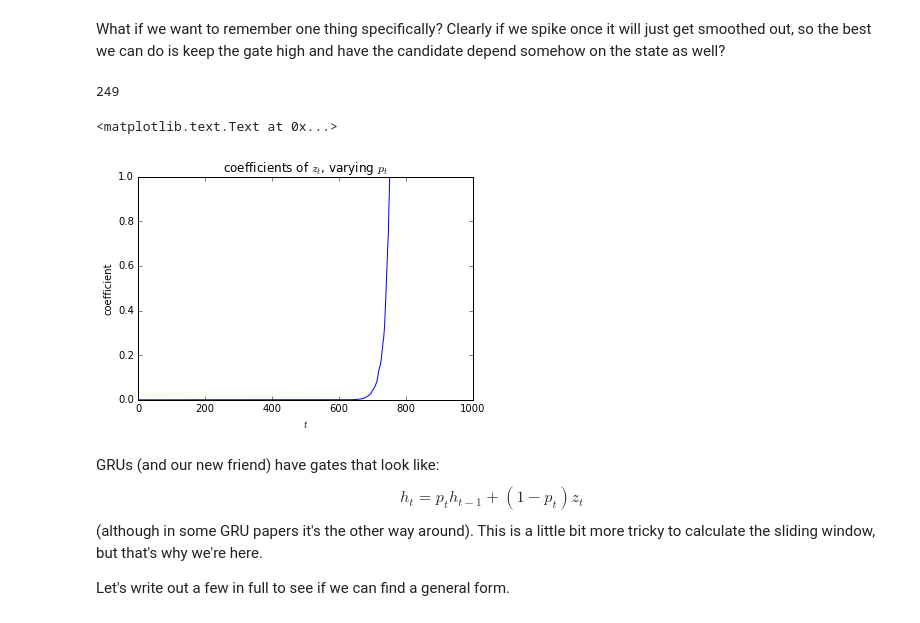
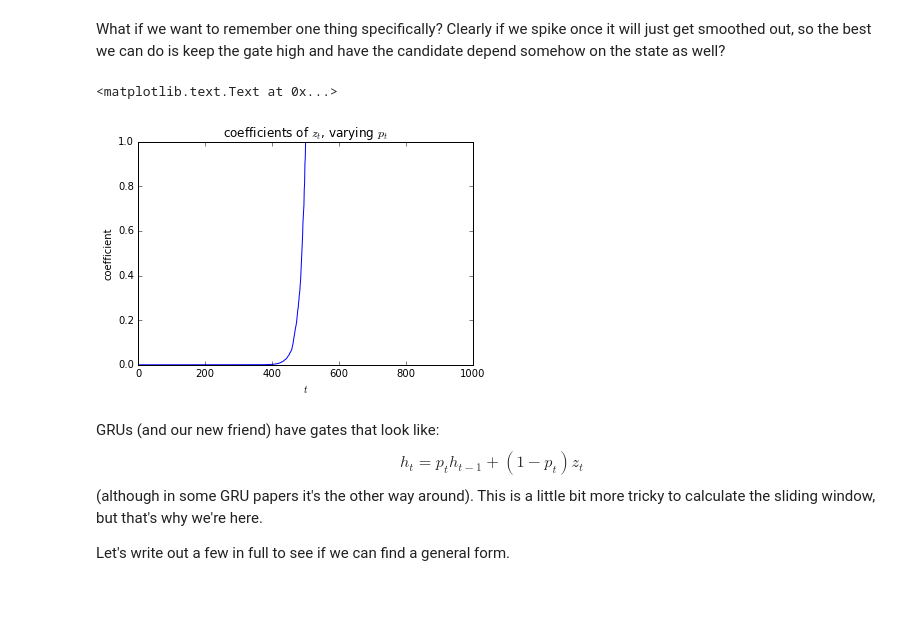
Before and after one commit to PFCM/489-notebooks, a Jupyter notebook: sliding windows.ipynb, the cells around one changed output. Drawn from its saved outputs; the diff is of its cells as text; code cells hidden in the pictures.

```diff
--- a/sliding windows.ipynb
+++ b/sliding windows.ipynb
@@ -24,18 +24,16 @@ plt.ylabel('coefficient')
 What if we want to remember one thing specifically? Clearly if we spike once it will just get smoothed out, so the best we can do is keep the gate high and have the candidate depend somehow on the state as well?
 # %%
 gates = np.random.uniform(0.9, 0.98, size=(1000,))
-i = np.random.randint(gates.shape[0])
-print(i)
-gates[:i] = 0.99999
+i = 500
+gates[:i] = 1.0
 window = np.cumprod(gates)[::-1]
 plt.plot(window)
 plt.title(r'coefficients of $z_t$, varying $p_t$')
 plt.xlabel(r'$t$')
 plt.ylabel('coefficient')
 # %% [output]
-249
+<matplotlib.text.Text at 0x...>
-<matplotlib.text.Text at 0x...>
-[figure, old version]
+[figure, new version]
 # %% [markdown]
 GRUs (and our new friend) have gates that look like:
 $$
```
Also changed, not shown: parts of 3 cells of this notebook.
